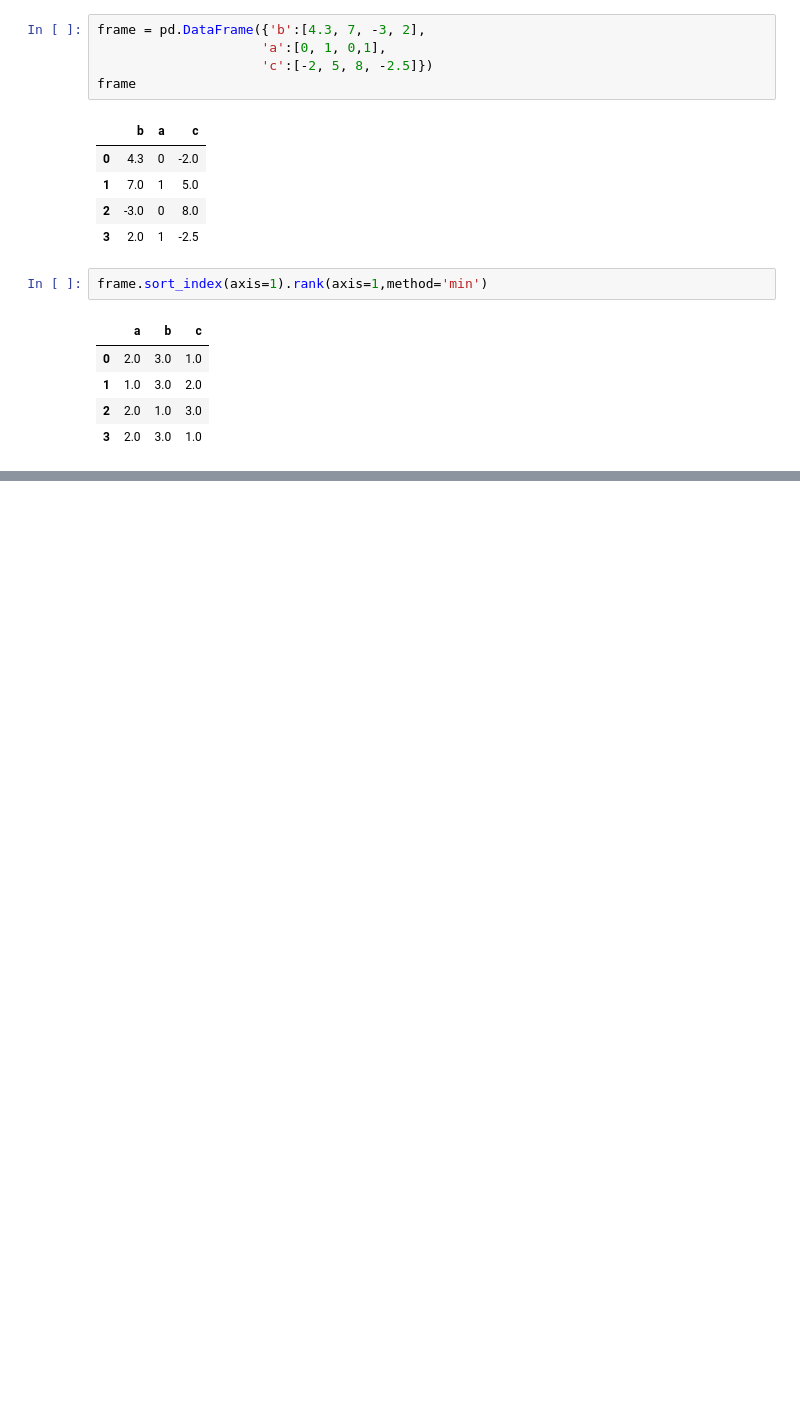
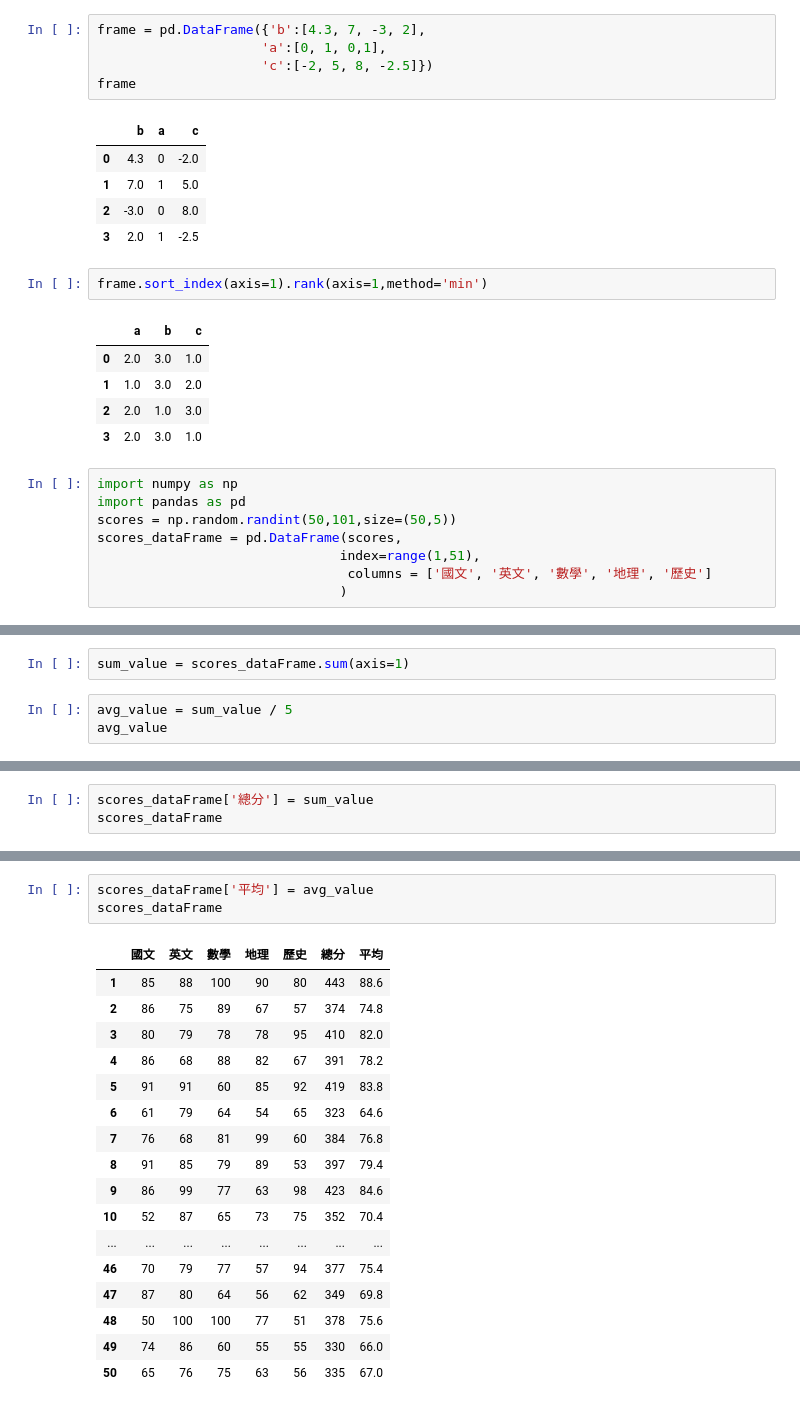
Before and after one commit to roberthsu2003/PythonForDataAnalysis, a Jupyter notebook: 上課內容13/lesson13/lesson13_1.ipynb, the cells around one changed output, grey strips where cells are left out. Drawn from its saved outputs; the diff is of its cells as text; blank space fills up the shorter version.

```diff
--- a/上課內容13/lesson13/lesson13_1.ipynb
+++ b/上課內容13/lesson13/lesson13_1.ipynb
@@ -285,3 +285,11 @@ frame.sort_index(axis=1).rank(axis=1,method='min')
 | 1 | 1.0 | 3.0 | 2.0 |
 | 2 | 2.0 | 1.0 | 3.0 |
 | 3 | 2.0 | 3.0 | 1.0 |
+# %%
+import numpy as np
+import pandas as pd
+scores = np.random.randint(50,101,size=(50,5))
+scores_dataFrame = pd.DataFrame(scores,
+                               index=range(1,51),
+                                columns = ['國文', '英文', '數學', '地理', '歷史']
+                               )
@@ -287,0 +316,5 @@ frame.sort_index(axis=1).rank(axis=1,method='min')
+# %%
+sum_value = scores_dataFrame.sum(axis=1)
+# %%
+avg_value = sum_value / 5
+avg_value
@@ -287,0 +339,3 @@ frame.sort_index(axis=1).rank(axis=1,method='min')
+# %%
+scores_dataFrame['總分'] = sum_value
+scores_dataFrame
@@ -287,0 +360,21 @@ frame.sort_index(axis=1).rank(axis=1,method='min')
+# %%
+scores_dataFrame['平均'] = avg_value
+scores_dataFrame
+# %% [output]
+|  | 國文 | 英文 | 數學 | 地理 | 歷史 | 總分 | 平均 |
+| 1 | 85 | 88 | 100 | 90 | 80 | 443 | 88.6 |
+| 2 | 86 | 75 | 89 | 67 | 57 | 374 | 74.8 |
+| 3 | 80 | 79 | 78 | 78 | 95 | 410 | 82.0 |
+| 4 | 86 | 68 | 88 | 82 | 67 | 391 | 78.2 |
+| 5 | 91 | 91 | 60 | 85 | 92 | 419 | 83.8 |
+| 6 | 61 | 79 | 64 | 54 | 65 | 323 | 64.6 |
+| 7 | 76 | 68 | 81 | 99 | 60 | 384 | 76.8 |
+| 8 | 91 | 85 | 79 | 89 | 53 | 397 | 79.4 |
+| 9 | 86 | 99 | 77 | 63 | 98 | 423 | 84.6 |
+| 10 | 52 | 87 | 65 | 73 | 75 | 352 | 70.4 |
+| ... | ... | ... | ... | ... | ... | ... | ... |
+| 46 | 70 | 79 | 77 | 57 | 94 | 377 | 75.4 |
+| 47 | 87 | 80 | 64 | 56 | 62 | 349 | 69.8 |
+| 48 | 50 | 100 | 100 | 77 | 51 | 378 | 75.6 |
+| 49 | 74 | 86 | 60 | 55 | 55 | 330 | 66.0 |
+| 50 | 65 | 76 | 75 | 63 | 56 | 335 | 67.0 |
```
Also changed, not shown: parts of 3 cells of this notebook.
